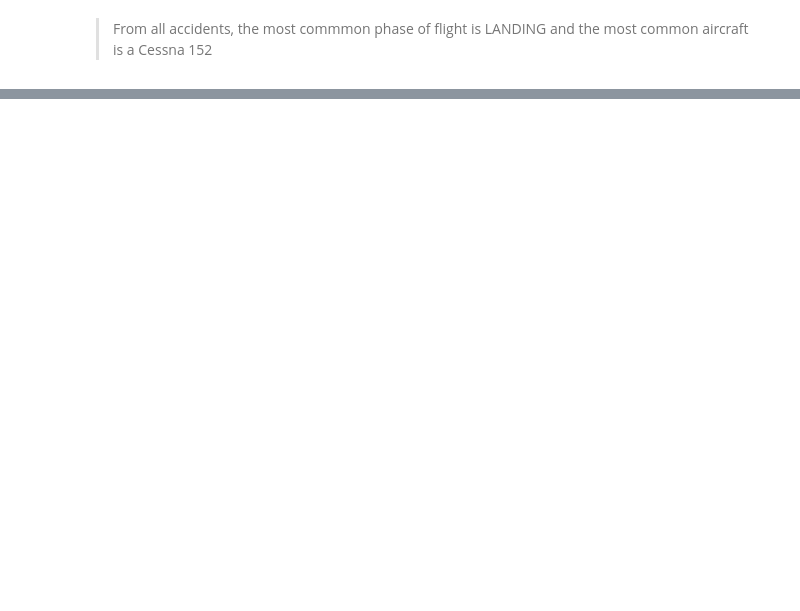
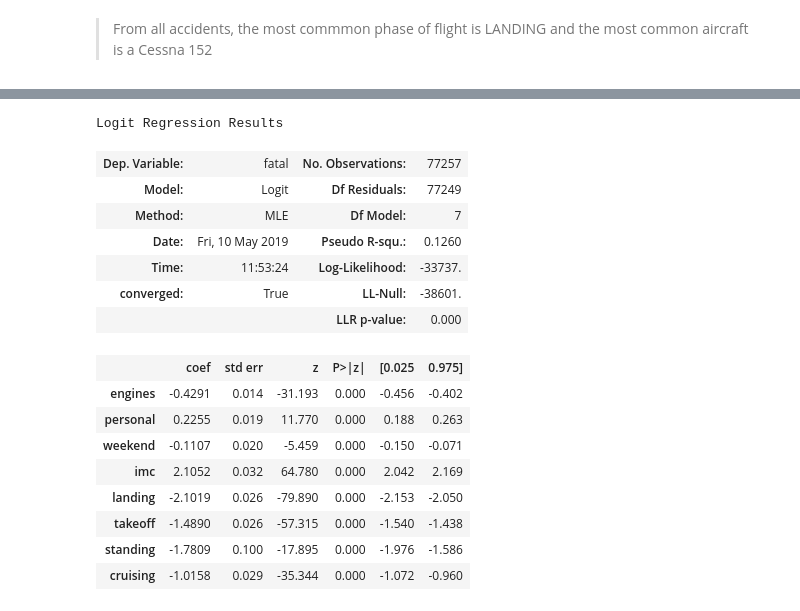
Before and after one commit to shreyejsaxena/data-scientist-exercise02, a Jupyter notebook: NTSB Analysis.ipynb, the cells around one changed output, grey strips where cells are left out. Drawn from its saved outputs; the diff is of its cells as text; code cells hidden in the pictures; blank space fills up the shorter version.

```diff
--- a/NTSB Analysis.ipynb
+++ b/NTSB Analysis.ipynb
@@ -63,0 +91,12 @@ ntsb.describe()
+# %%
+def imc(data):
+    if data['WeatherCondition'] == 'IMC':
+        return 1
+    else:
+        return 0
+# %%
+def personal(data):
+    if data['PurposeOfFlight'] == 'Personal':
+        return 1
+    else:
+        return 0
@@ -63,0 +166,20 @@ ntsb.describe()
+# %%
+result.summary()
+# %% [output]
+Logit Regression Results
+| Dep. Variable: | fatal | No. Observations: | 77257 |
+| Model: | Logit | Df Residuals: | 77249 |
+| Method: | MLE | Df Model: | 7 |
+| Date: | Fri, 10 May 2019 | Pseudo R-squ.: | 0.1260 |
+| Time: | 11:53:24 | Log-Likelihood: | -33737. |
+| converged: | True | LL-Null: | -38601. |
+|  |  | LLR p-value: | 0.000 |
+|  | coef | std err | z | P>|z| | [0.025 | 0.975] |
+| engines | -0.4291 | 0.014 | -31.193 | 0.000 | -0.456 | -0.402 |
+| personal | 0.2255 | 0.019 | 11.770 | 0.000 | 0.188 | 0.263 |
+| weekend | -0.1107 | 0.020 | -5.459 | 0.000 | -0.150 | -0.071 |
+| imc | 2.1052 | 0.032 | 64.780 | 0.000 | 2.042 | 2.169 |
+| landing | -2.1019 | 0.026 | -79.890 | 0.000 | -2.153 | -2.050 |
+| takeoff | -1.4890 | 0.026 | -57.315 | 0.000 | -1.540 | -1.438 |
+| standing | -1.7809 | 0.100 | -17.895 | 0.000 | -1.976 | -1.586 |
+| cruising | -1.0158 | 0.029 | -35.344 | 0.000 | -1.072 | -0.960 |
```
Also changed, not shown: parts of 20 cells of this notebook.
